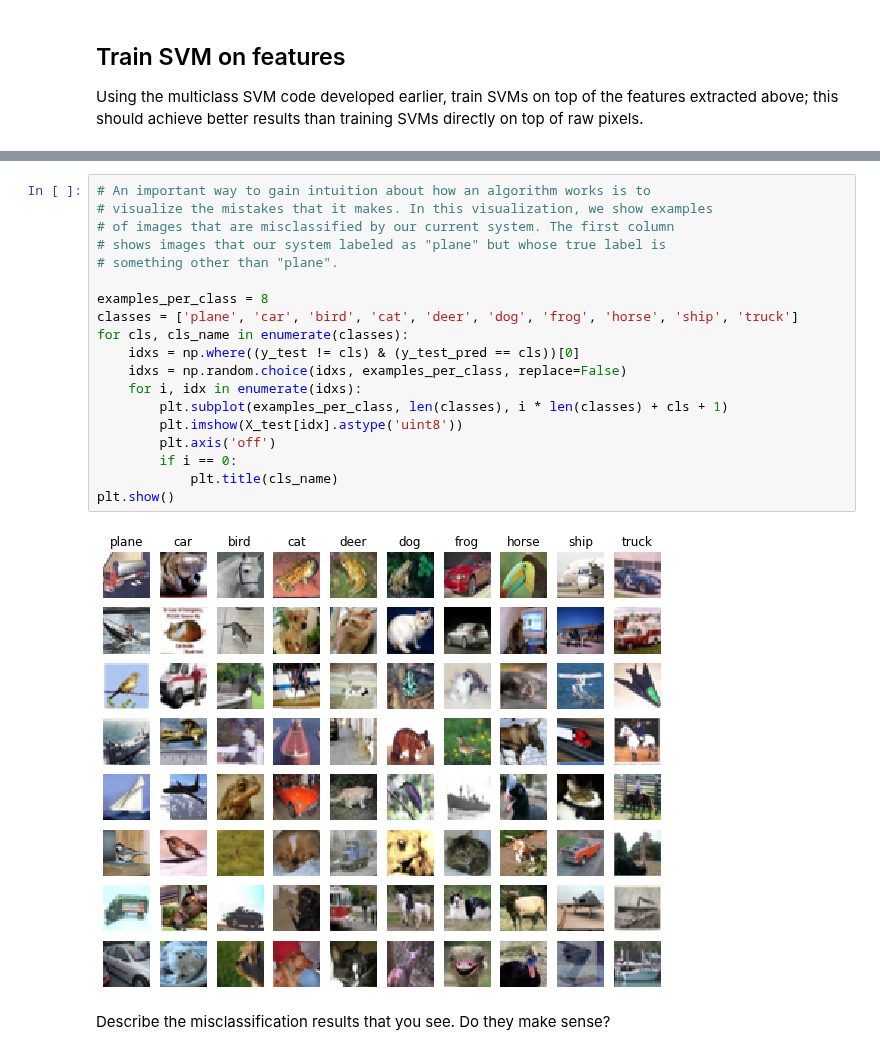
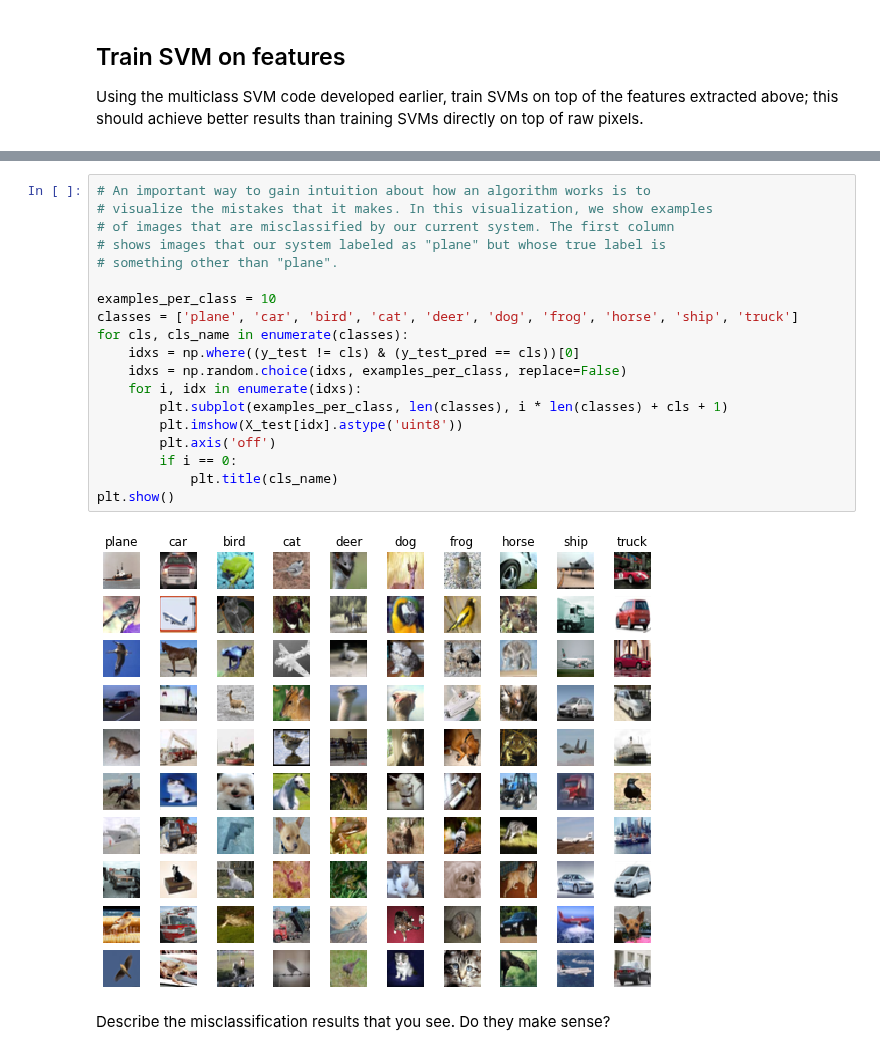
Before and after one commit to pedro-abundio-wang/computer-vision, a Jupyter notebook: notebooks/convolutional-neural-networks-for-visual-recognition/01_image_classification/06_features.ipynb, the cells around one changed output, grey strips where cells are left out. Drawn from its saved outputs; the diff is of its cells as text.

```diff
--- a/notebooks/convolutional-neural-networks-for-visual-recognition/01_image_classification/06_features.ipynb
+++ b/notebooks/convolutional-neural-networks-for-visual-recognition/01_image_classification/06_features.ipynb
@@ -213,24 +242,24 @@ print(test_accuracy)
 # %%
 # An important way to gain intuition about how an algorithm works is to
 # visualize the mistakes that it makes. In this visualization, we show examples
 # of images that are misclassified by our current system. The first column
 # shows images that our system labeled as "plane" but whose true label is
 # something other than "plane".
 
-examples_per_class = 8
+examples_per_class = 10
 classes = ['plane', 'car', 'bird', 'cat', 'deer', 'dog', 'frog', 'horse', 'ship', 'truck']
 for cls, cls_name in enumerate(classes):
     idxs = np.where((y_test != cls) & (y_test_pred == cls))[0]
     idxs = np.random.choice(idxs, examples_per_class, replace=False)
     for i, idx in enumerate(idxs):
         plt.subplot(examples_per_class, len(classes), i * len(classes) + cls + 1)
         plt.imshow(X_test[idx].astype('uint8'))
         plt.axis('off')
         if i == 0:
             plt.title(cls_name)
 plt.show()
 # %% [output]
-[figure, old version]
+[figure, new version]
 # %% [markdown]
 Describe the misclassification results that you see. Do they make sense?
 # %% [markdown]
```
Also changed, not shown: parts of 12 cells of this notebook, 1 other file.
